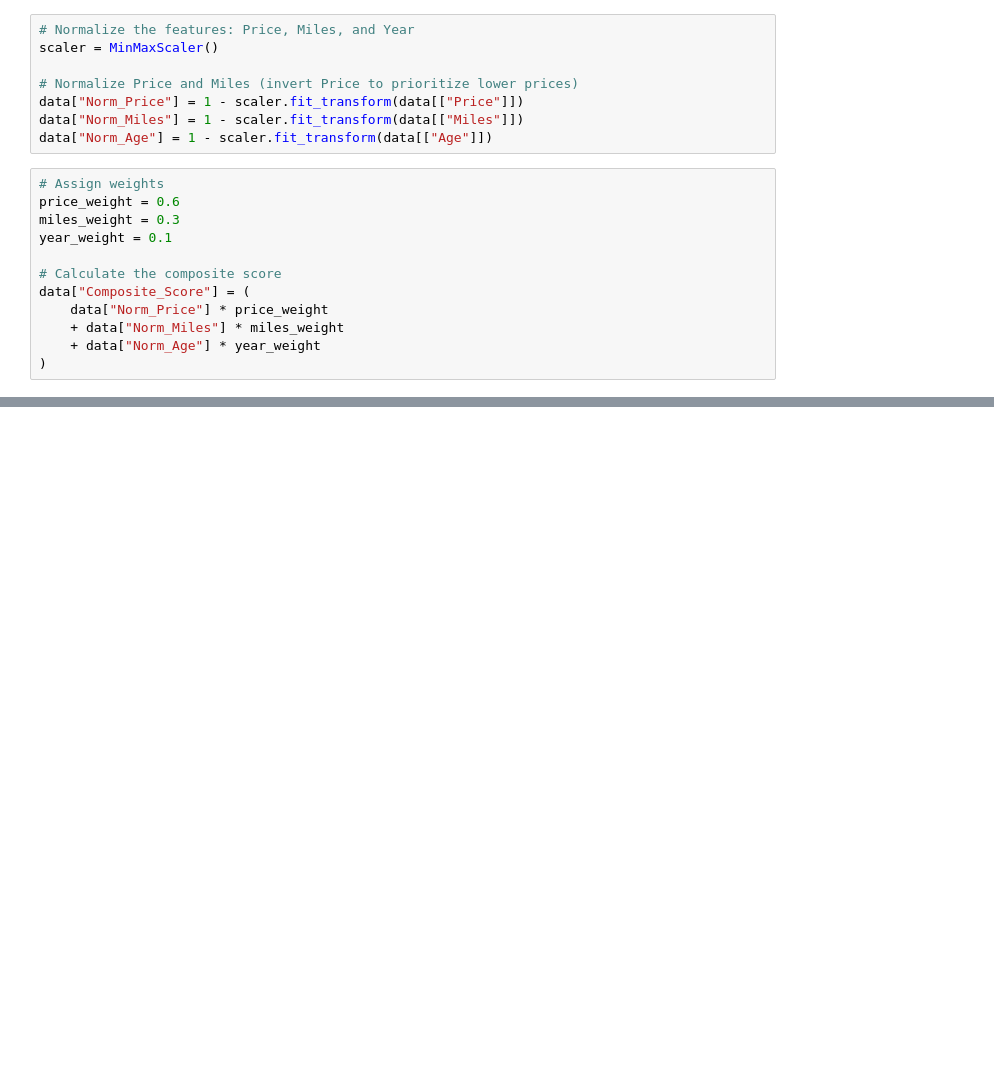
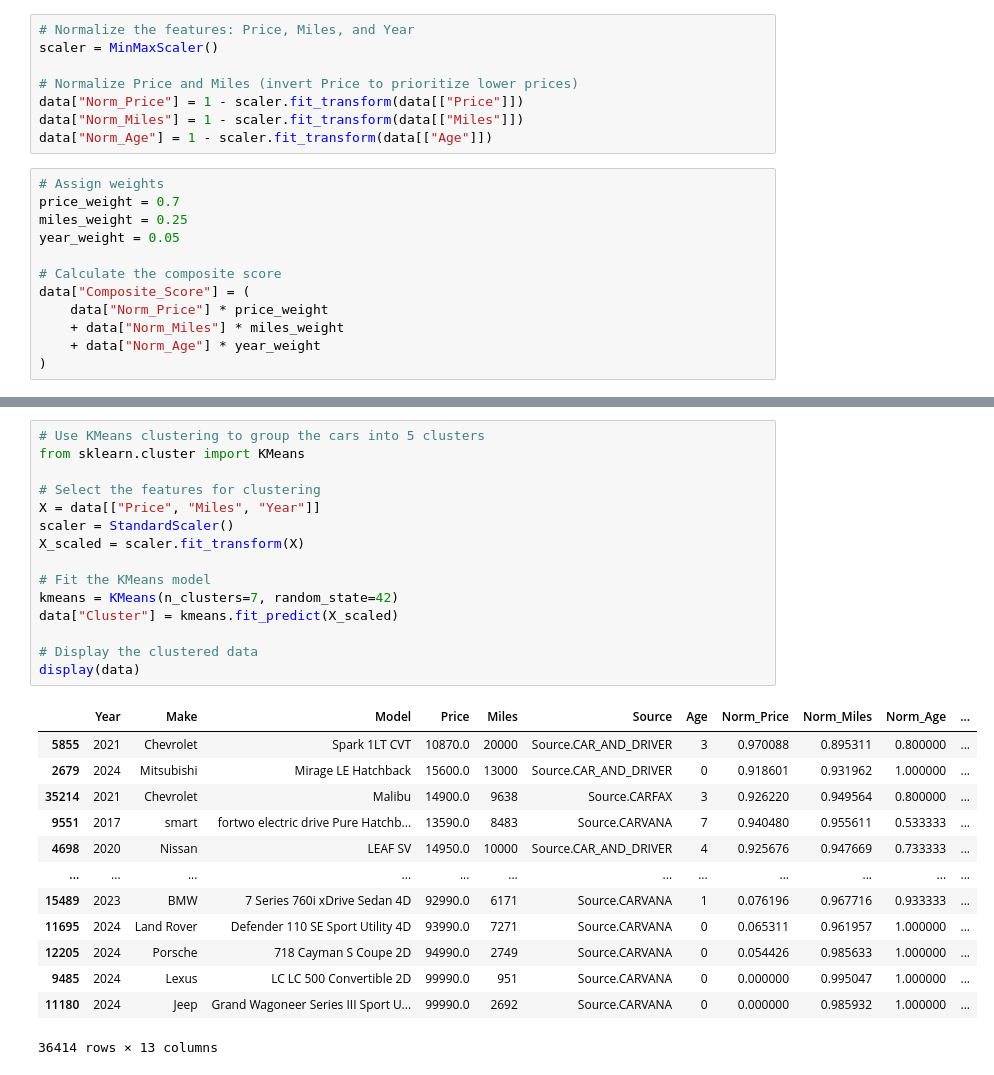
Before and after one commit to JoshCap20/car-scraper-programs, a Jupyter notebook: src/notebooks/combined_analysis.ipynb, the cells around one changed output, grey strips where cells are left out. Drawn from its saved outputs; the diff is of its cells as text; blank space fills up the shorter version.

```diff
--- a/src/notebooks/combined_analysis.ipynb
+++ b/src/notebooks/combined_analysis.ipynb
@@ -69,9 +212,9 @@ data["Norm_Miles"] = 1 - scaler.fit_transform(data[["Miles"]])
 data["Norm_Age"] = 1 - scaler.fit_transform(data[["Age"]])
 # %%
 # Assign weights
-price_weight = 0.6
-miles_weight = 0.3
-year_weight = 0.1
+price_weight = 0.7
+miles_weight = 0.25
+year_weight = 0.05
 
 # Calculate the composite score
 data["Composite_Score"] = (
@@ -90,0 +248,29 @@ display(data)
+# %%
+# Use KMeans clustering to group the cars into 5 clusters
+from sklearn.cluster import KMeans
+
+# Select the features for clustering
+X = data[["Price", "Miles", "Year"]]
+scaler = StandardScaler()
+X_scaled = scaler.fit_transform(X)
+
+# Fit the KMeans model
+kmeans = KMeans(n_clusters=7, random_state=42)
+data["Cluster"] = kmeans.fit_predict(X_scaled)
+
+# Display the clustered data
+display(data)
+# %% [output]
+|  | Year | Make | Model | Price | Miles | Source | Age | Norm_Price | Norm_Miles | Norm_Age | ... |
+| 5855 | 2021 | Chevrolet | Spark 1LT CVT | 10870.0 | 20000 | Source.CAR_AND_DRIVER | 3 | 0.970088 | 0.895311 | 0.800000 | ... |
+| 2679 | 2024 | Mitsubishi | Mirage LE Hatchback | 15600.0 | 13000 | Source.CAR_AND_DRIVER | 0 | 0.918601 | 0.931962 | 1.000000 | ... |
+| 35214 | 2021 | Chevrolet | Malibu | 14900.0 | 9638 | Source.CARFAX | 3 | 0.926220 | 0.949564 | 0.800000 | ... |
+| 9551 | 2017 | smart | fortwo electric drive Pure Hatchb... | 13590.0 | 8483 | Source.CARVANA | 7 | 0.940480 | 0.955611 | 0.533333 | ... |
+| 4698 | 2020 | Nissan | LEAF SV | 14950.0 | 10000 | Source.CAR_AND_DRIVER | 4 | 0.925676 | 0.947669 | 0.733333 | ... |
+| ... | ... | ... | ... | ... | ... | ... | ... | ... | ... | ... | ... |
+| 15489 | 2023 | BMW | 7 Series 760i xDrive Sedan 4D | 92990.0 | 6171 | Source.CARVANA | 1 | 0.076196 | 0.967716 | 0.933333 | ... |
+| 11695 | 2024 | Land Rover | Defender 110 SE Sport Utility 4D | 93990.0 | 7271 | Source.CARVANA | 0 | 0.065311 | 0.961957 | 1.000000 | ... |
+| 12205 | 2024 | Porsche | 718 Cayman S Coupe 2D | 94990.0 | 2749 | Source.CARVANA | 0 | 0.054426 | 0.985633 | 1.000000 | ... |
+| 9485 | 2024 | Lexus | LC LC 500 Convertible 2D | 99990.0 | 951 | Source.CARVANA | 0 | 0.000000 | 0.995047 | 1.000000 | ... |
+| 11180 | 2024 | Jeep | Grand Wagoneer Series III Sport U... | 99990.0 | 2692 | Source.CARVANA | 0 | 0.000000 | 0.985932 | 1.000000 | ... |
+36414 rows × 13 columns
```
Also changed, not shown: parts of 25 cells of this notebook, 18 other files.
